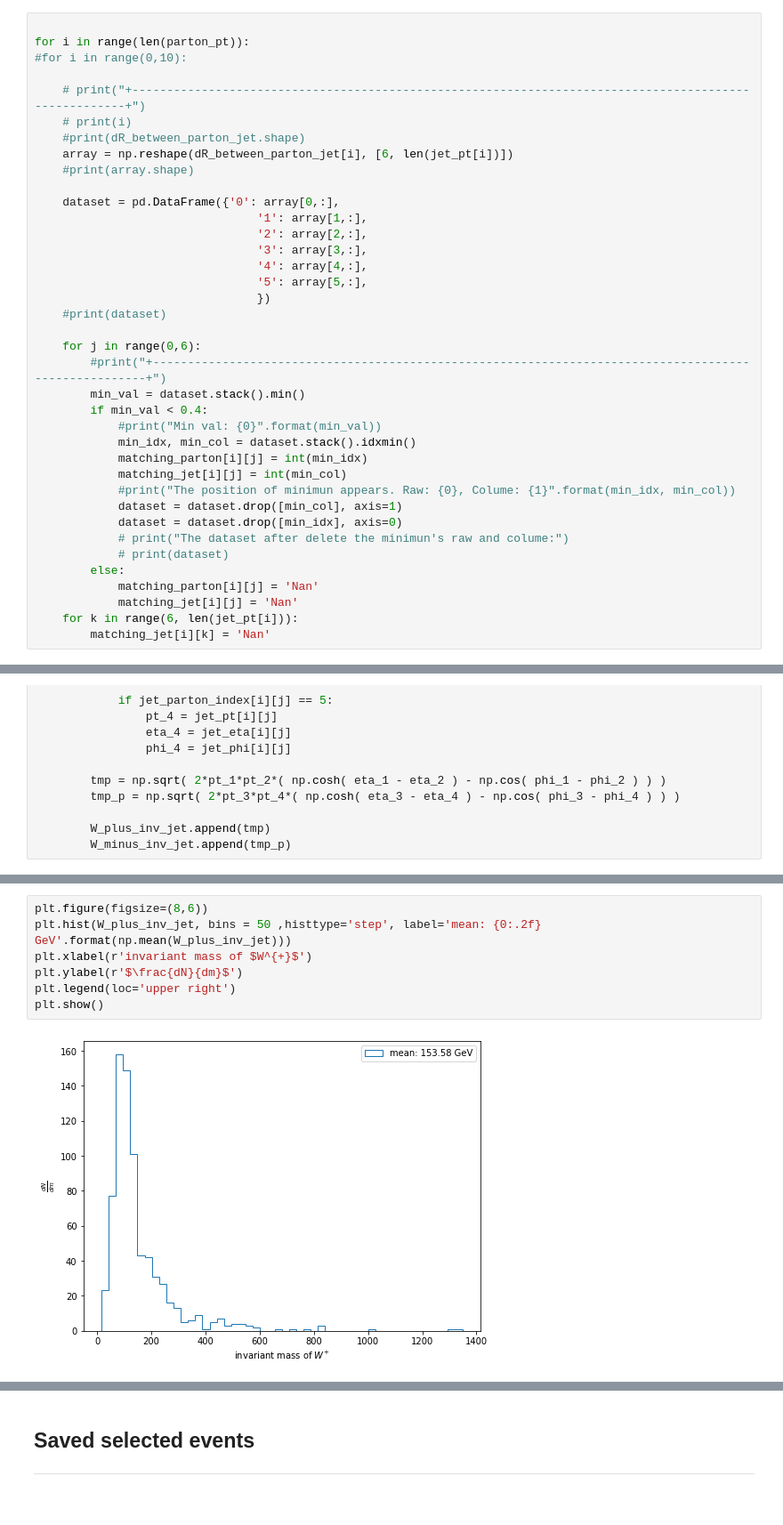
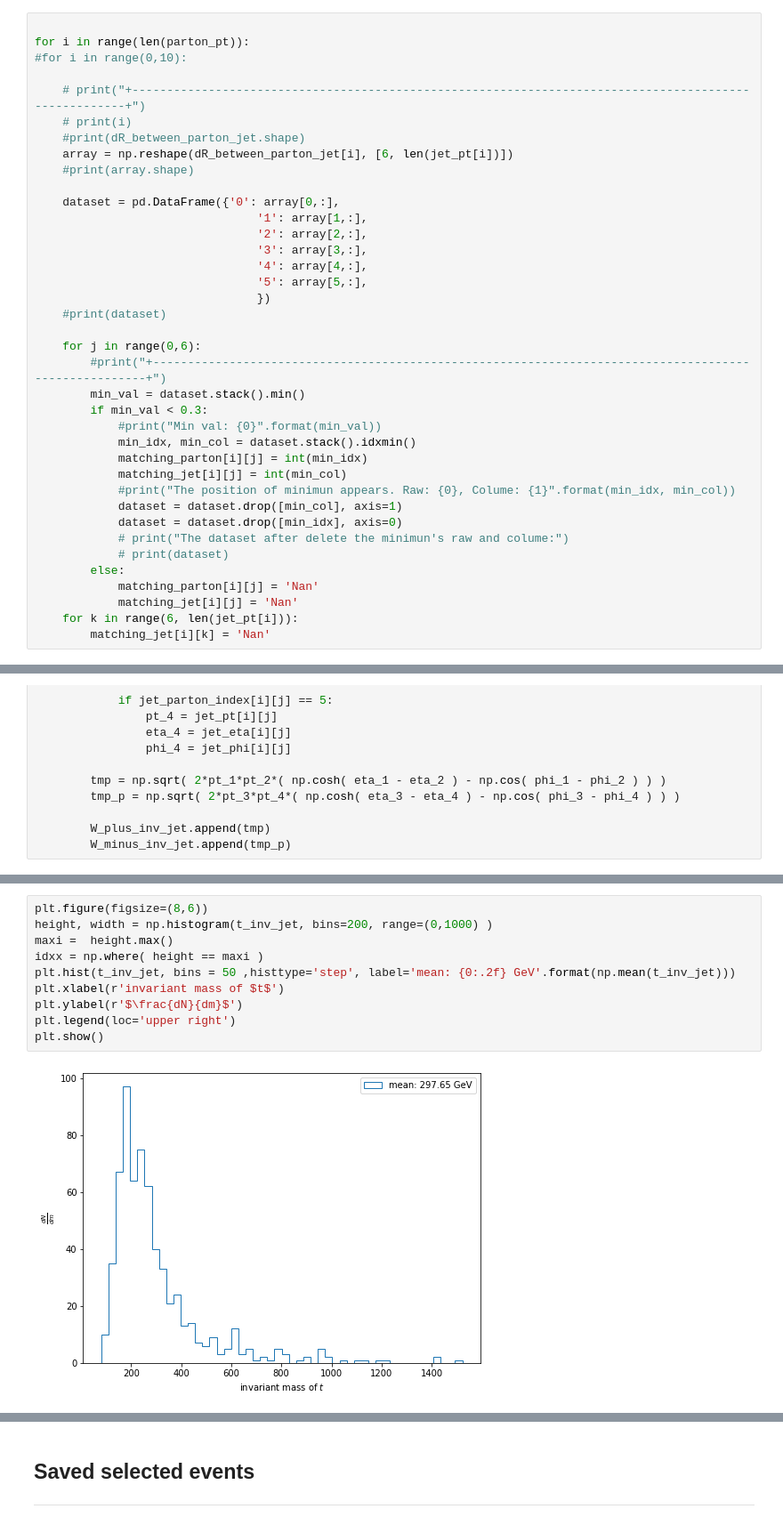
Before and after one commit to mfenton0/HEP-jet-assignment, a Jupyter notebook: analysis_script/parse_uproot_S1_sch.ipynb, the cells around one changed output, grey strips where cells are left out. Shown at 89% size. Cells and saved outputs as stored; diff of their text form.

```diff
--- a/analysis_script/parse_uproot_S1_sch.ipynb
+++ b/analysis_script/parse_uproot_S1_sch.ipynb
@@ -411,7 +411,7 @@ for i in range(len(parton_pt)):
     for j in range(0,6):
         #print("+------------------------------------------------------------------------------------------------------+")
         min_val = dataset.stack().min()
-        if min_val < 0.4:
+        if min_val < 0.3:
             #print("Min val: {0}".format(min_val))
             min_idx, min_col = dataset.stack().idxmin()
             matching_parton[i][j] = int(min_idx)
@@ -618,11 +815,14 @@ for i in range(len(N_match_top_in_event)):
 # %%
 plt.figure(figsize=(8,6))
-plt.hist(W_plus_inv_jet, bins = 50 ,histtype='step', label='mean: {0:.2f} GeV'.format(np.mean(W_plus_inv_jet)))
-plt.xlabel(r'invariant mass of $W^{+}$')
+height, width = np.histogram(t_inv_jet, bins=200, range=(0,1000) )
+maxi =  height.max()
+idxx = np.where( height == maxi )
+plt.hist(t_inv_jet, bins = 50 ,histtype='step', label='mean: {0:.2f} GeV'.format(np.mean(t_inv_jet)))
+plt.xlabel(r'invariant mass of $t$')
 plt.ylabel(r'$\frac{dN}{dm}$')
 plt.legend(loc='upper right')
 plt.show()
 # %% [output]
-[figure, old version]
+[figure, new version]
 # %%
 plt.figure(figsize=(8,6))
```
Also changed, not shown: parts of 30 cells of this notebook, 1 other file.
